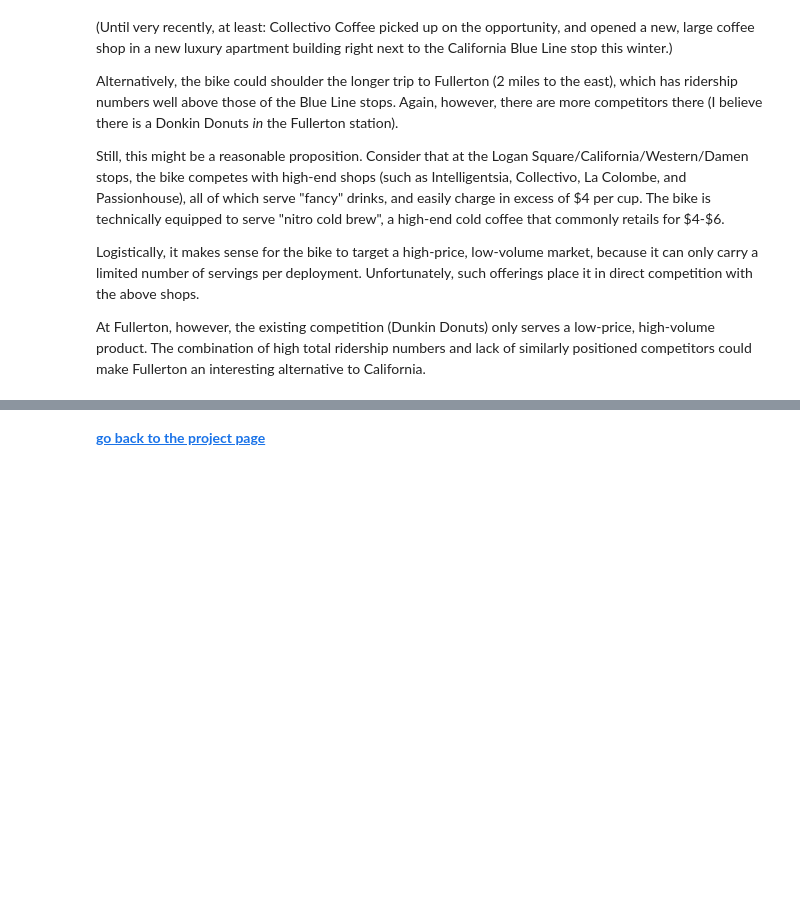
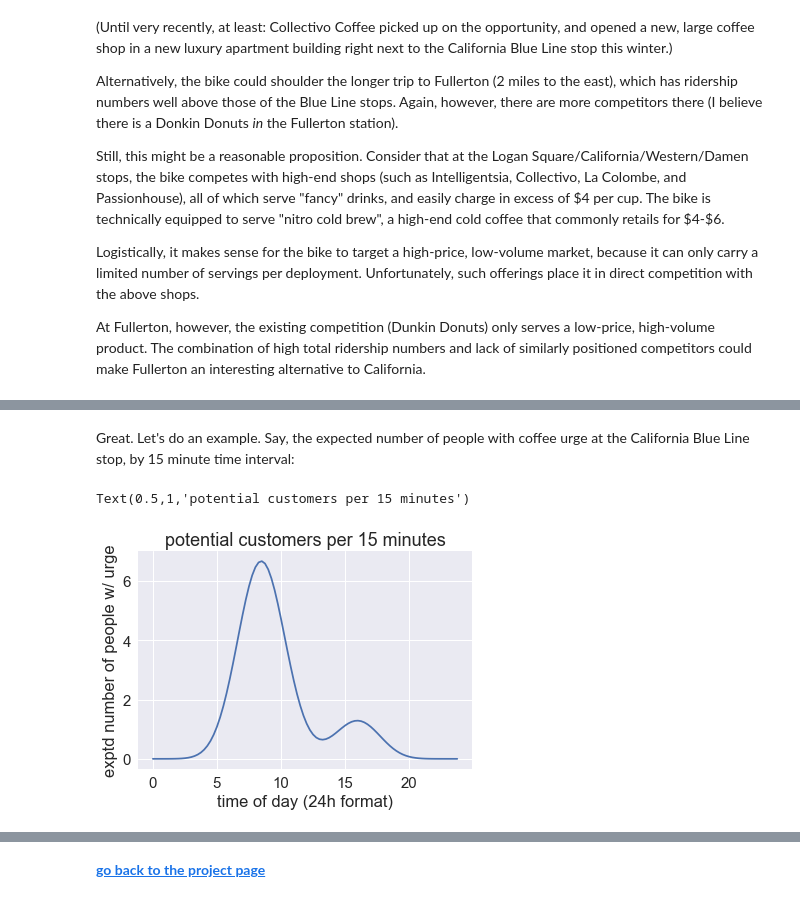
Before and after one commit to kenben/ideo_ds, a Jupyter notebook: notebooks/challenge_exercise.ipynb, the cells around one changed output, grey strips where cells are left out. Cells and saved outputs as stored; diff of their text form; code cells hidden in the pictures; blank space fills up the shorter version.

```diff
--- a/notebooks/challenge_exercise.ipynb
+++ b/notebooks/challenge_exercise.ipynb
@@ -308,8 +308,9 @@ recent_rides_weekend = df[ (df.date>=date_range[0])&(df.date<=date_range[1])&(df
 myscale = lambda x: (x-min(x)) / (max(x) - min(x))
 
 def to_color(x, cmap='hot'):
-    """ Convenience function to translate floaty data to hex color.
-        Scales the data to 0-1 first.
+    """ Convenience function to translate floaty data in x to hex color.
+        Scales the data to 0-1 first. cmap is the name of the matplotlib
+        colormap.
     """
     mycmap = plt.get_cmap(cmap)
     color_data = mycmap(myscale(x))[:,0:3]
@@ -390,0 +477,25 @@ At Fullerton, however, the existing competition (Dunkin Donuts) only serves a lo
+# %% [markdown]
+Great. Let's do an example. Say, the expected number of people with coffee urge at the California Blue Line stop, by 15 minute time interval:
+# %%
+# California travel peak times, as estimated by distance from the loop
+cali_morning_peak, cali_evening_peak = station_to_location.loc[
+                        station_to_location.stationname=='California/Milwaukee',
+                        ['morning_peak','evening_peak']
+                        ].values[0]
+
+# for now, let's just use the average weekday ridership (times 2!)
+cali_avg_riders = 2*recent_rides_weekday.loc[
+                    station_to_location.query('stationname=="California/Milwaukee"').map_id].rides.values[0]
+
+# now we distribute those riders across the day
+expected_cali = mymix(xrange, cali_morning_peak, cali_evening_peak, traffic_std)\
+                * cali_avg_riders
+
+# find the expected number of people with coffee urge among the riders
+plt.plot(xrange, expected_cali * coffee_urge)
+plt.xlabel('time of day (24h format)')
+plt.ylabel('exptd number of people w/ urge')
+plt.title('potential customers per 15 minutes')
+# %% [output]
+Text(0.5,1,'potential customers per 15 minutes')
+[figure, added]
```
Also changed, not shown: parts of 14 cells of this notebook, 2 other files.
